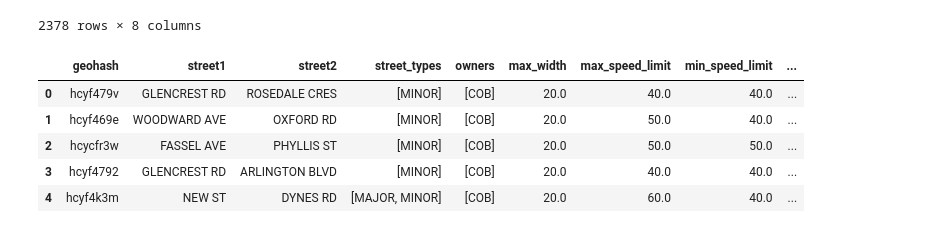
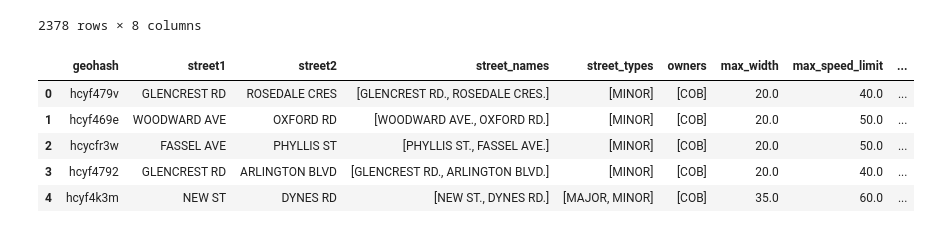
Before and after one commit to FutureProg/Burlington-Crash-Probability-2023, a Jupyter notebook: 1_data_preparation.ipynb, the cells around one changed output. Saved outputs shown, nothing was run; the diff lists cells and outputs as text; code cells hidden in the pictures.

```diff
--- a/1_data_preparation.ipynb
+++ b/1_data_preparation.ipynb
@@ -18,6 +22,8 @@ crime_map_df.head()
 # %%
 road_segments_df = gpd.read_file('open_data/burlington_road_segments.geojson')
 road_segments_df = road_segments_df.to_crs("epsg:4326")
+road_segments_df['ACTUAL_WIDTH'] = road_segments_df['ACTUAL_WIDTH'].fillna(road_segments_df['DEEMED_WIDTH'])
+road_segments_df['ACTUAL_WIDTH'] = road_segments_df['ACTUAL_WIDTH'].where((road_segments_df['ACTUAL_WIDTH'] < 9990) & (road_segments_df['ACTUAL_WIDTH'] > 0), road_segments_df['DEEMED_WIDTH'])
 road_segments_df.head()
 # %% [output]
 |  | OBJECTID | STREET_NAME | STREET_TYPE | ALIAS_ST_N | L_LADD | L_HADD | R_LADD | R_HADD | STREET_CLASS | ... |
@@ -85,7 +91,7 @@ del segment_geohash
 ## Getting Intersection Info
 Now only keep the needed info for the road segments
 # %%
-segment_info_df = road_segments_df.query("OWNER != 'MTO'")[['STREET_NAME', 'STREET_TYPE', 'STREET_CLASS', 'ACTUAL_WIDTH', 'SPEEDLIMIT', 'LANES', 'OWNER', 'geohash_1', 'geohash_2']]
+segment_info_df = road_segments_df[['STREET_NAME', 'STREET_TYPE', 'STREET_CLASS', 'ACTUAL_WIDTH', 'SPEEDLIMIT', 'LANES', 'OWNER', 'geohash_1', 'geohash_2']]#.query("OWNER != 'MTO'")
 segment_info_df = pd.concat(
     [segment_info_df.rename({'geohash_1': 'geohash'}, axis=1).drop('geohash_2', axis=1),
     segment_info_df.rename({'geohash_2': 'geohash'}, axis=1).drop('geohash_1', axis=1)],
@@ -99,7 +105,7 @@ def set_append(items):
     print(items)
     return ' & '.join(items)
 segment_info_df = segment_info_df.agg(
-#     street_names=pd.NamedAgg(column='STREET_NAME', aggfunc=lambda x: list(set(x))),
+    street_names=pd.NamedAgg(column='STREET_NAME', aggfunc=lambda x: list(set(x))),
     street_types=pd.NamedAgg(column='STREET_TYPE', aggfunc=lambda x: list(set(x))),
     owners=pd.NamedAgg(column='OWNER', aggfunc=lambda x: list(set(x))),
     max_width=pd.NamedAgg(column='ACTUAL_WIDTH', aggfunc='max'),
@@ -110,5 +116,5 @@ segment_info_df = segment_info_df.agg(
 )
 del set_append
 segment_info_df = segment_info_df.reset_index()
-segment_info_df.head(n=5)
+segment_info_df.head(n=10)
 # %% [output]
@@ -139,11 +150,13 @@ intersections_df
 # %%
 intersections_info_df = pd.merge(intersections_df[['geohash', 'STREET1', 'STREET2']], segment_info_df, how='left', on=['geohash'])
 intersections_info_df.columns = map(str.lower, intersections_info_df.columns)
+intersections_info_df= intersections_info_df.dropna(subset=['owners'])
+intersections_info_df = intersections_info_df.drop_duplicates(subset=['geohash']) # there are some duplicates where multiple different road names meet, or intersections are counted twice
 intersections_info_df.head()
 # %% [output]
-|  | geohash | street1 | street2 | street_types | owners | max_width | max_speed_limit | min_speed_limit | ... |
-| 0 | hcyf479v | GLENCREST RD | ROSEDALE CRES | [MINOR] | [COB] | 20.0 | 40.0 | 40.0 | ... |
-| 1 | hcyf469e | WOODWARD AVE | OXFORD RD | [MINOR] | [COB] | 20.0 | 50.0 | 40.0 | ... |
-| 2 | hcycfr3w | FASSEL AVE | PHYLLIS ST | [MINOR] | [COB] | 20.0 | 50.0 | 50.0 | ... |
-| 3 | hcyf4792 | GLENCREST RD | ARLINGTON BLVD | [MINOR] | [COB] | 20.0 | 40.0 | 40.0 | ... |
-| 4 | hcyf4k3m | NEW ST | DYNES RD | [MAJOR, MINOR] | [COB] | 20.0 | 60.0 | 40.0 | ... |
+|  | geohash | street1 | street2 | street_names | street_types | owners | max_width | max_speed_limit | ... |
+| 0 | hcyf479v | GLENCREST RD | ROSEDALE CRES | [GLENCREST RD., ROSEDALE CRES.] | [MINOR] | [COB] | 20.0 | 40.0 | ... |
+| 1 | hcyf469e | WOODWARD AVE | OXFORD RD | [WOODWARD AVE., OXFORD RD.] | [MINOR] | [COB] | 20.0 | 50.0 | ... |
+| 2 | hcycfr3w | FASSEL AVE | PHYLLIS ST | [PHYLLIS ST., FASSEL AVE.] | [MINOR] | [COB] | 20.0 | 50.0 | ... |
+| 3 | hcyf4792 | GLENCREST RD | ARLINGTON BLVD | [GLENCREST RD., ARLINGTON BLVD.] | [MINOR] | [COB] | 20.0 | 40.0 | ... |
+| 4 | hcyf4k3m | NEW ST | DYNES RD | [NEW ST., DYNES RD.] | [MAJOR, MINOR] | [COB] | 35.0 | 60.0 | ... |
```
Also changed, not shown: parts of 14 cells of this notebook, 2 other files.
